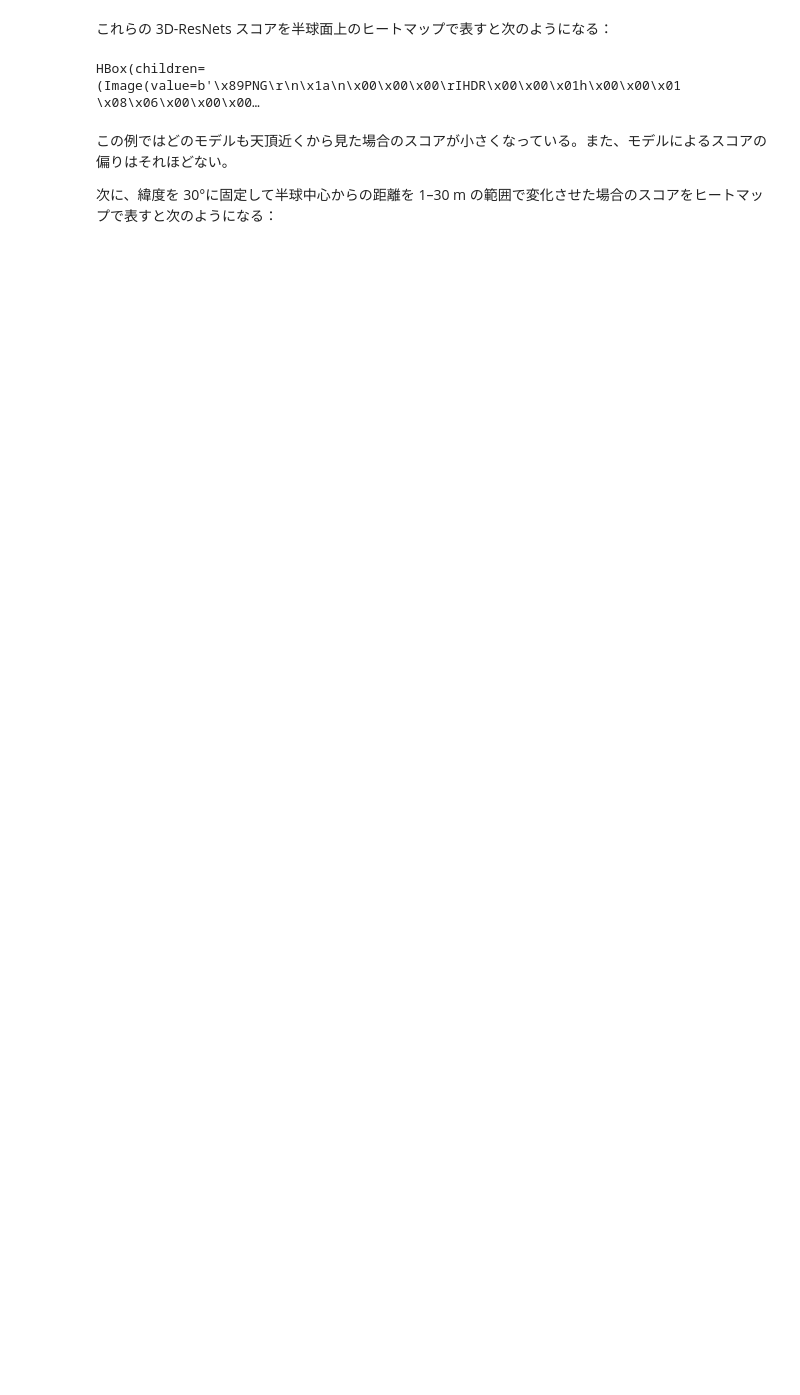
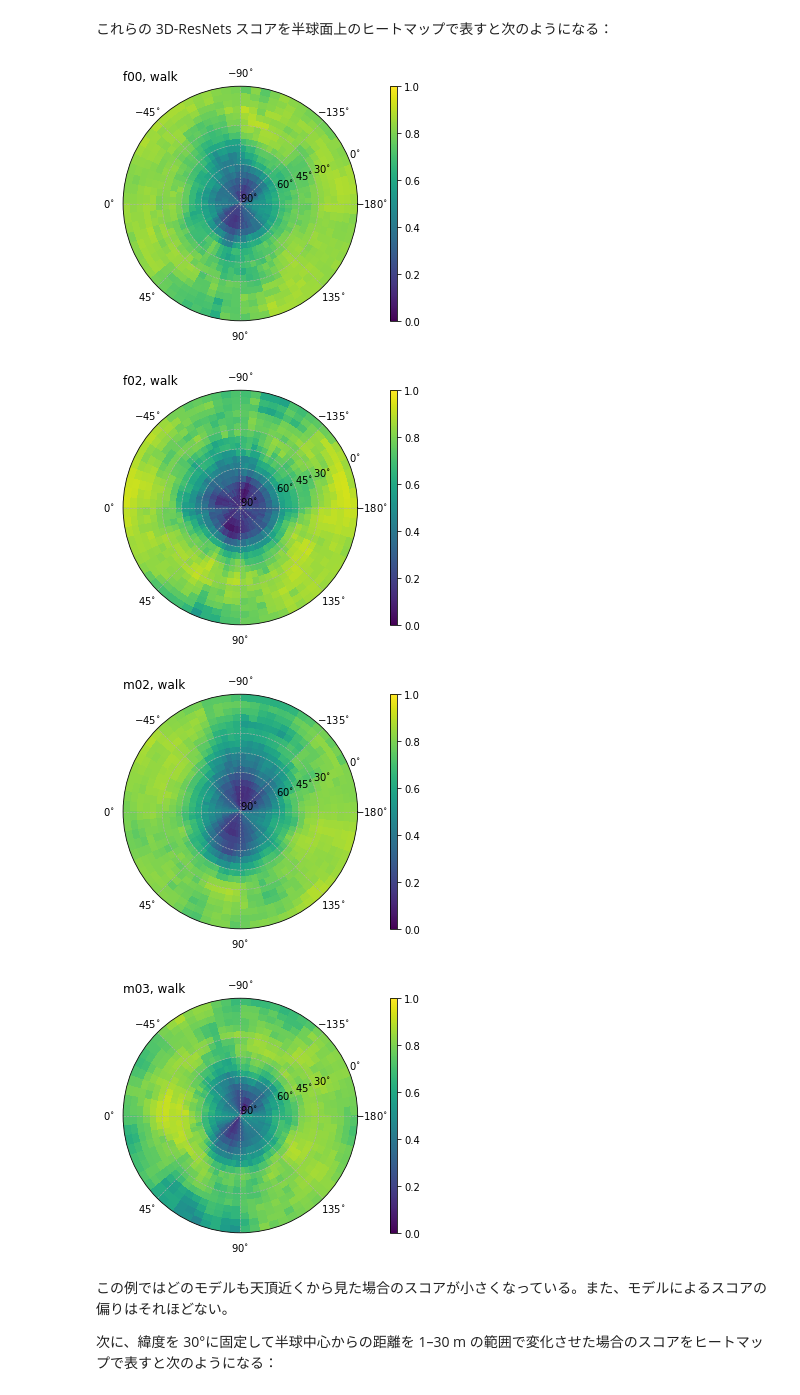
Before and after one commit to ishitsuka-hikaru/video-classification-simulator, a Jupyter notebook: tutorials/anisotropy.ipynb, the cells around one changed output. Drawn from its saved outputs; the diff is of its cells as text; code cells hidden in the pictures; blank space fills up the shorter version.

```diff
--- a/tutorials/anisotropy.ipynb
+++ b/tutorials/anisotropy.ipynb
@@ -28,28 +32,26 @@ HBox(children=(Image(value=b'GIF89a\x80\x02\x80\x02\xf7\x001\x00\xff\x00\x1c<h!7
 # %%
 fpaths = [
     'data/f00_walk_r=10_lon=0-360-5_lat=0-90-5/',
     'data/f02_walk_r=10_lon=0-360-5_lat=0-90-5/',
     'data/m02_walk_r=10_lon=0-360-5_lat=0-90-5/',
     'data/m03_walk_r=10_lon=0-360-5_lat=0-90-5/'
 ]
 
-hmaps = []
 for fpath in fpaths:
     sd = SweepData(
         root=fpath,
         fixed_axis='r',
         lon_range=[-180, 180, 5],
         lat_range=[0, 90, 5]
     )
     model, label, *_ = fpath.split('/')[1].split('_')
     sd.heatmap(label)
-    save_path = f'data/{model}_{label}_r.png'
-    sd.plot(projection='polar', title=f'{model}, {label}', save_path=save_path)
-    hmaps.append(widgets.Image(value=open(save_path, 'rb').read(), width=230, height=230))
-
-display(HBox(hmaps))
+    sd.plot(projection='polar', title=f'{model}, {label}')
 # %% [output]
-HBox(children=(Image(value=b'\x89PNG\r\n\x1a\n\x00\x00\x00\rIHDR\x00\x00\x01h\x00\x00\x01 \x08\x06\x00\x00\x00…
+[figure, added]
+[figure, added]
+[figure, added]
+[figure, added]
 # %% [markdown]
 この例ではどのモデルも天頂近くから見た場合のスコアが小さくなっている。また、モデルによるスコアの偏りはそれほどない。
 
```
Also changed, not shown: parts of 3 cells of this notebook, 1 other file.
